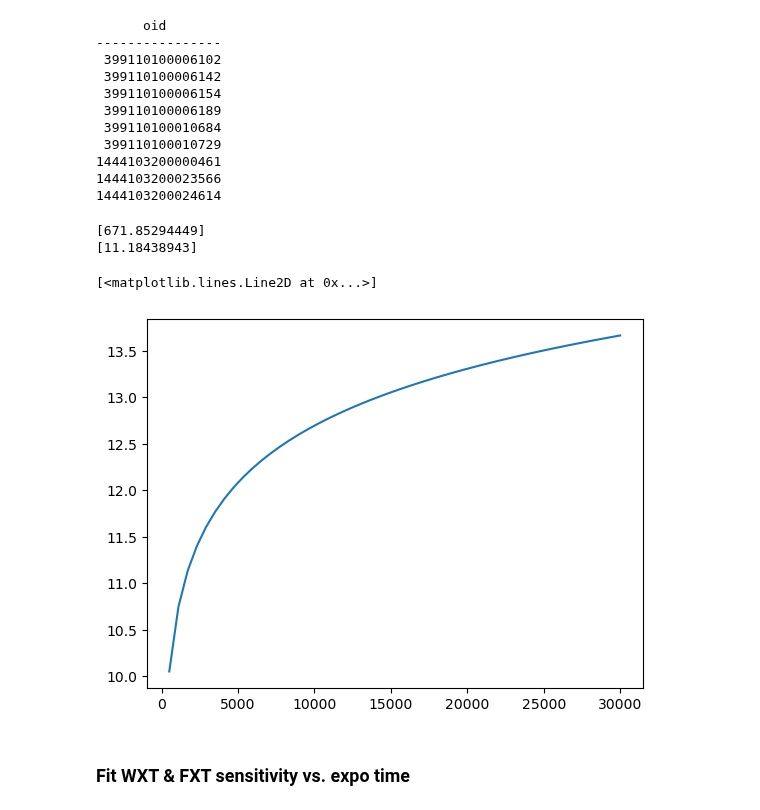
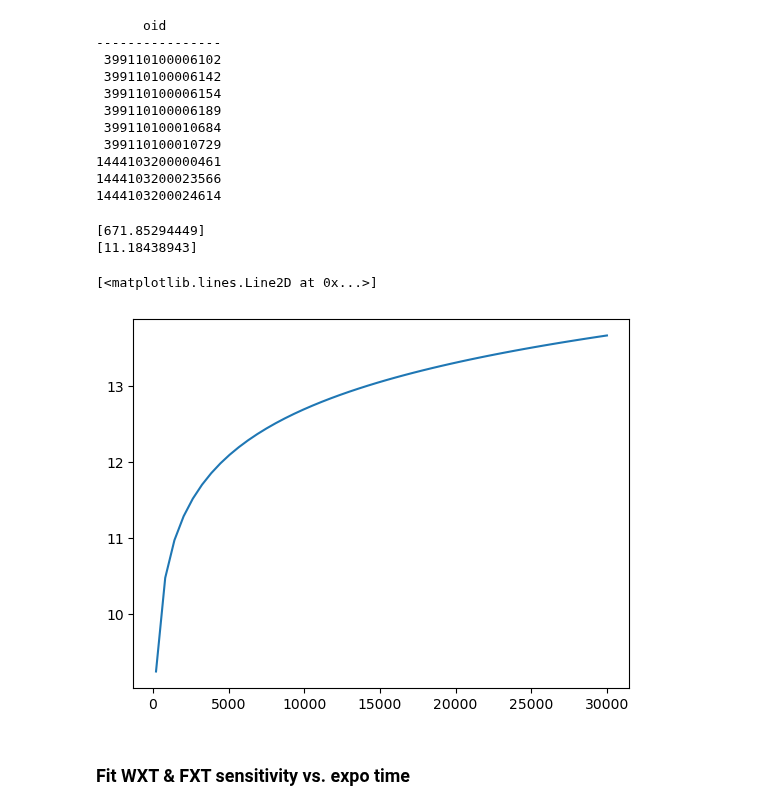
Before and after one commit to LAujust/EPTools, a Jupyter notebook: Examples.ipynb, the cells around one changed output. Drawn from its saved outputs; the diff is of its cells as text; code cells hidden in the pictures.

```diff
--- a/Examples.ipynb
+++ b/Examples.ipynb
@@ -45,16 +45,16 @@ print(np.unique(lc['oid']))
 # %%
 model = sncosmo.Model(source='hsiao')
 model.set(z=0.05, t0=0., amplitude=1.e-3)
 print(model.bandflux('sdssi',time=[100],zp=20,zpsys='ab')/5)
 print(model.bandmag('sdssi','ab',time=[100]))
 
-expos = np.linspace(500,30000,50)
+expos = np.linspace(200,30000,50)
 plt.plot(expos,EPexpo2mAB(expos,instrument='FXT'))
 # %% [output]
 [671.85294449]
 [11.18438943]
 [<matplotlib.lines.Line2D at 0x...>]
-[figure, old version]
+[figure, new version]
 # %% [markdown]
 ### Fit WXT & FXT sensitivity vs. expo time
 # %%
```
Also changed, not shown: parts of 1 cell of this notebook, 5 other files.
